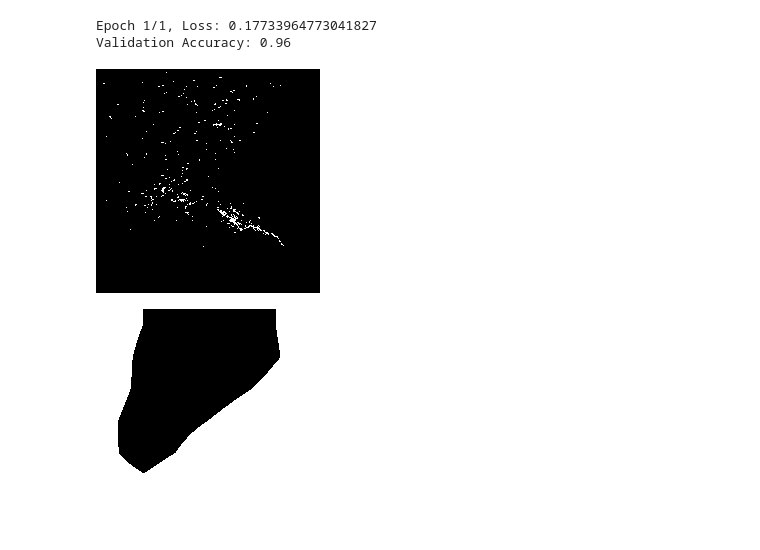
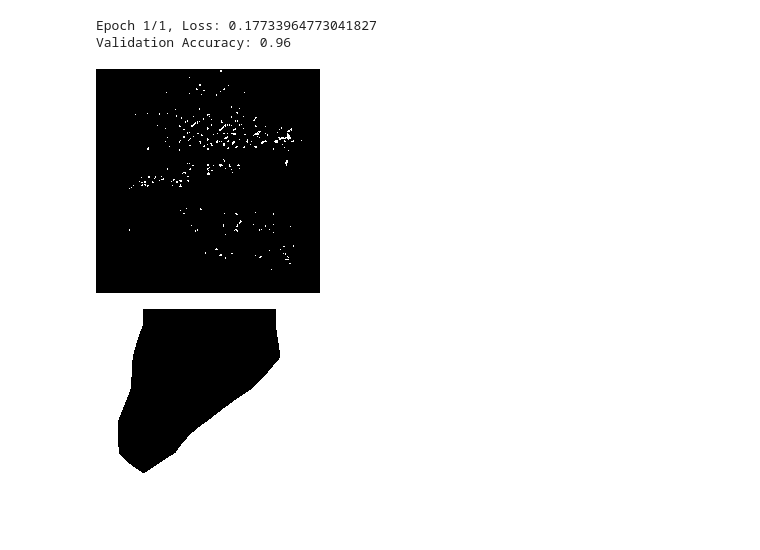
Before and after one commit to AndrewChmutov/mask-free-segmentation, a Jupyter notebook: my.ipynb, the cells around one changed output. Cells and saved outputs as stored; diff of their text form; code cells hidden in the pictures.

```diff
--- a/my.ipynb
+++ b/my.ipynb
@@ -117,13 +117,16 @@ def train_model(model, criterion, optimizer, train_loader, val_loader, epochs=1)
         # if val_acc > 0.98:
         #     break
 # %%
-train_model(model, criterion, optimizer, train_loader, val_loader)
+train_model(model, criterion, optimizer, train_loader, val_loader, epochs)
 # %% [output]
 Epoch 1/1, Loss: 0.17733964773041827
 Validation Accuracy: 0.96
 # %%
+# model = models.resnet18()
+model.load_state_dict(torch.load("kek.pth", weights_only=True))
+
 # Take and process
-image_path = "data/train/images/CFD_032.jpg"
+image_path = "data/train/images/CFD_009.jpg"
 image = Image.open(image_path).convert('RGB')
 input_tensor = transform(image).unsqueeze(0).to(device)
 
@@ -131,34 +134,34 @@ input_tensor = transform(image).unsqueeze(0).to(device)
 model.eval()
 with torch.no_grad():
     output = model(input_tensor)
 pred_class = output.argmax().item()
 
 # Get heatmap
 ig = IntegratedGradients(model)
 attr = ig.attribute(input_tensor, target=pred_class)
 heatmap = attr.squeeze().cpu().detach().numpy()
 
 #############
 # Get image #
 #############
 
 # Map the ranges
 heatmap_min = heatmap.min()
 heatmap_max = heatmap.max()
 heatmap = (heatmap - heatmap_min) / (heatmap_max - heatmap_min)
 
 # Threshold and scale
 heatmap = (heatmap > np.percentile(heatmap, 99.5)).astype(np.uint8)
 heatmap *= 255
 heatmap = heatmap.astype(np.uint8)
 
 # PIL input format
 heatmap = np.transpose(heatmap, (1, 2, 0))
 heatmap = heatmap.max(2)
 image = Image.fromarray(heatmap)
 image
 # %% [output]
-[figure, old version]
+[figure, new version]
 # %%
 from pytorch_grad_cam import GradCAM
 from pytorch_grad_cam.utils.image import preprocess_image, show_cam_on_image
```
Also changed, not shown: 3 other files.
